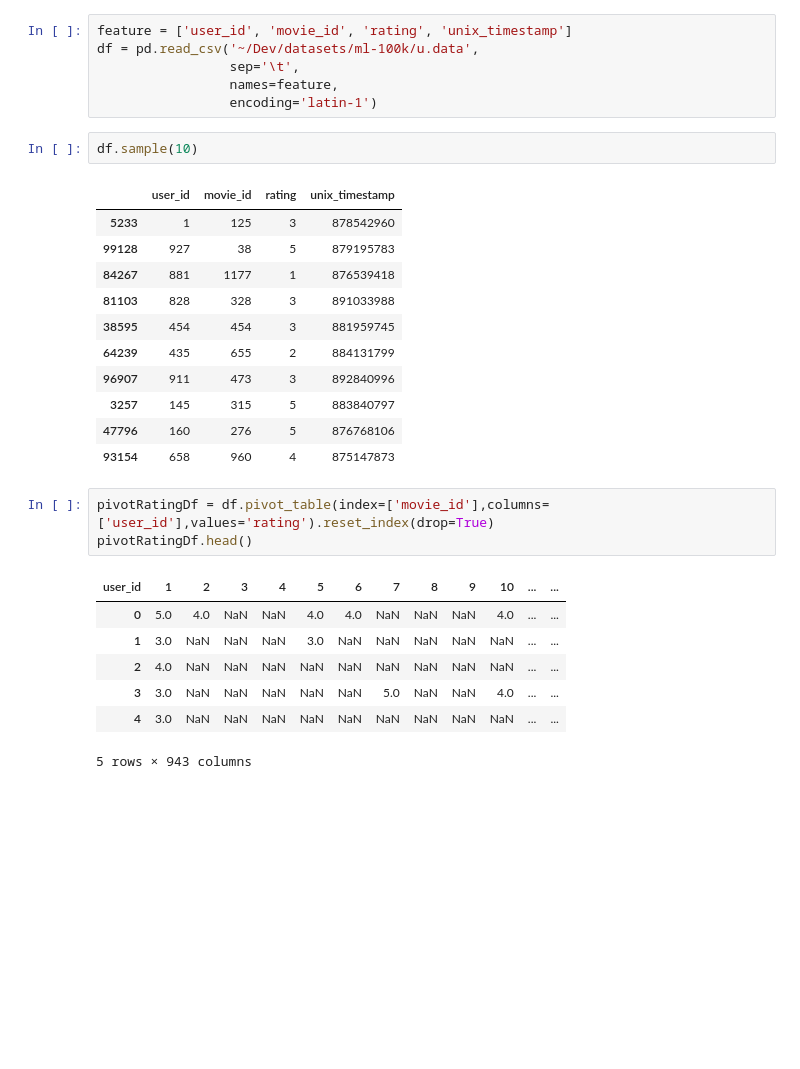
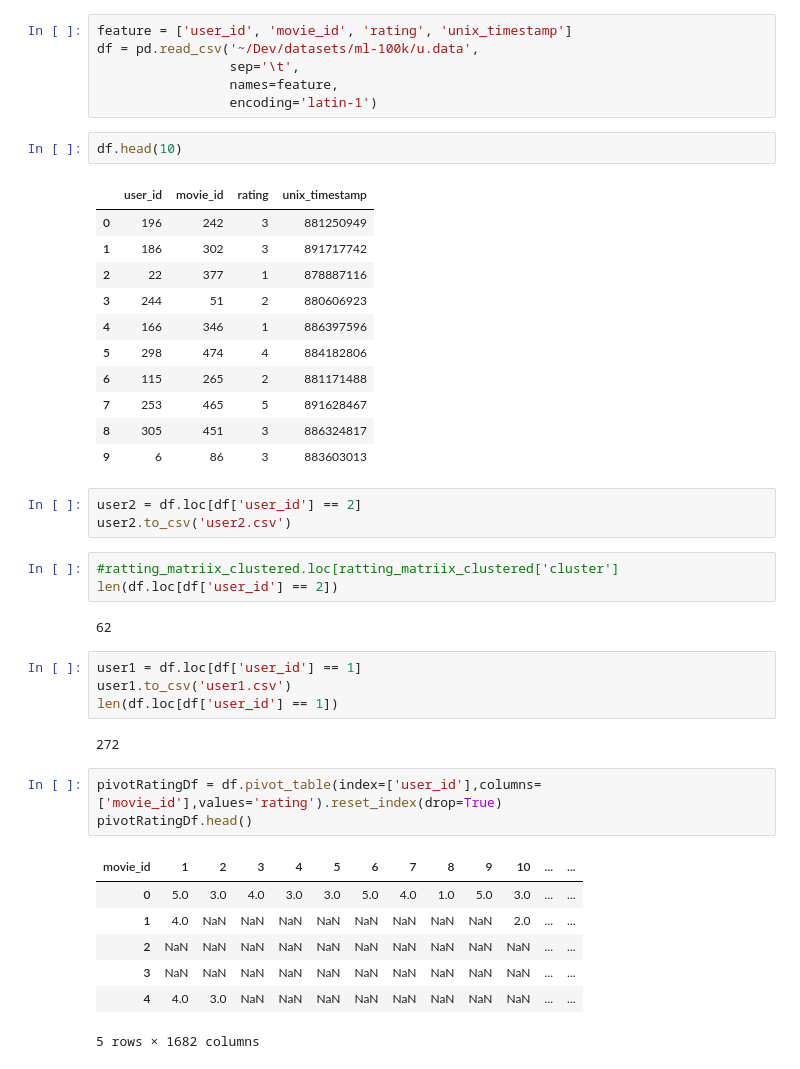
Before and after one commit to supanat/Clustering101, a Jupyter notebook: MovieLens/MovieLens-Clustering.ipynb, the cells around one changed output. Saved outputs shown, nothing was run; the diff lists cells and outputs as text; blank space fills up the shorter version.

```diff
--- a/MovieLens/MovieLens-Clustering.ipynb
+++ b/MovieLens/MovieLens-Clustering.ipynb
@@ -41,30 +47,44 @@ df = pd.read_csv('~/Dev/datasets/ml-100k/u.data',
                  names=feature,
                  encoding='latin-1')
 # %%
-df.sample(10)
+df.head(10)
 # %% [output]
 |  | user_id | movie_id | rating | unix_timestamp |
-| 5233 | 1 | 125 | 3 | 878542960 |
-| 99128 | 927 | 38 | 5 | 879195783 |
-| 84267 | 881 | 1177 | 1 | 876539418 |
-| 81103 | 828 | 328 | 3 | 891033988 |
-| 38595 | 454 | 454 | 3 | 881959745 |
-| 64239 | 435 | 655 | 2 | 884131799 |
-| 96907 | 911 | 473 | 3 | 892840996 |
-| 3257 | 145 | 315 | 5 | 883840797 |
-| 47796 | 160 | 276 | 5 | 876768106 |
-| 93154 | 658 | 960 | 4 | 875147873 |
+| 0 | 196 | 242 | 3 | 881250949 |
+| 1 | 186 | 302 | 3 | 891717742 |
+| 2 | 22 | 377 | 1 | 878887116 |
+| 3 | 244 | 51 | 2 | 880606923 |
+| 4 | 166 | 346 | 1 | 886397596 |
+| 5 | 298 | 474 | 4 | 884182806 |
+| 6 | 115 | 265 | 2 | 881171488 |
+| 7 | 253 | 465 | 5 | 891628467 |
+| 8 | 305 | 451 | 3 | 886324817 |
+| 9 | 6 | 86 | 3 | 883603013 |
+# %%
+user2 = df.loc[df['user_id'] == 2]
+user2.to_csv('user2.csv')
+# %%
+#ratting_matriix_clustered.loc[ratting_matriix_clustered['cluster']
+len(df.loc[df['user_id'] == 2])
+# %% [output]
+62
+# %%
+user1 = df.loc[df['user_id'] == 1]
+user1.to_csv('user1.csv')
+len(df.loc[df['user_id'] == 1])
+# %% [output]
+272
 # %%
-pivotRatingDf = df.pivot_table(index=['movie_id'],columns=['user_id'],values='rating').reset_index(drop=True)
+pivotRatingDf = df.pivot_table(index=['user_id'],columns=['movie_id'],values='rating').reset_index(drop=True)
 pivotRatingDf.head()
 # %% [output]
-| user_id | 1 | 2 | 3 | 4 | 5 | 6 | 7 | 8 | 9 | 10 | ... | ... |
-| 0 | 5.0 | 4.0 | NaN | NaN | 4.0 | 4.0 | NaN | NaN | NaN | 4.0 | ... | ... |
-| 1 | 3.0 | NaN | NaN | NaN | 3.0 | NaN | NaN | NaN | NaN | NaN | ... | ... |
-| 2 | 4.0 | NaN | NaN | NaN | NaN | NaN | NaN | NaN | NaN | NaN | ... | ... |
-| 3 | 3.0 | NaN | NaN | NaN | NaN | NaN | 5.0 | NaN | NaN | 4.0 | ... | ... |
-| 4 | 3.0 | NaN | NaN | NaN | NaN | NaN | NaN | NaN | NaN | NaN | ... | ... |
+| movie_id | 1 | 2 | 3 | 4 | 5 | 6 | 7 | 8 | 9 | 10 | ... | ... |
+| 0 | 5.0 | 3.0 | 4.0 | 3.0 | 3.0 | 5.0 | 4.0 | 1.0 | 5.0 | 3.0 | ... | ... |
+| 1 | 4.0 | NaN | NaN | NaN | NaN | NaN | NaN | NaN | NaN | 2.0 | ... | ... |
+| 2 | NaN | NaN | NaN | NaN | NaN | NaN | NaN | NaN | NaN | NaN | ... | ... |
+| 3 | NaN | NaN | NaN | NaN | NaN | NaN | NaN | NaN | NaN | NaN | ... | ... |
+| 4 | 4.0 | 3.0 | NaN | NaN | NaN | NaN | NaN | NaN | NaN | NaN | ... | ... |
-5 rows × 943 columns
+5 rows × 1682 columns
 # %%
 pivotRatingDf.fillna(0,inplace=True)
 pivotRatingDf.head()
```
Also changed, not shown: parts of 37 cells of this notebook, 8 other files.
